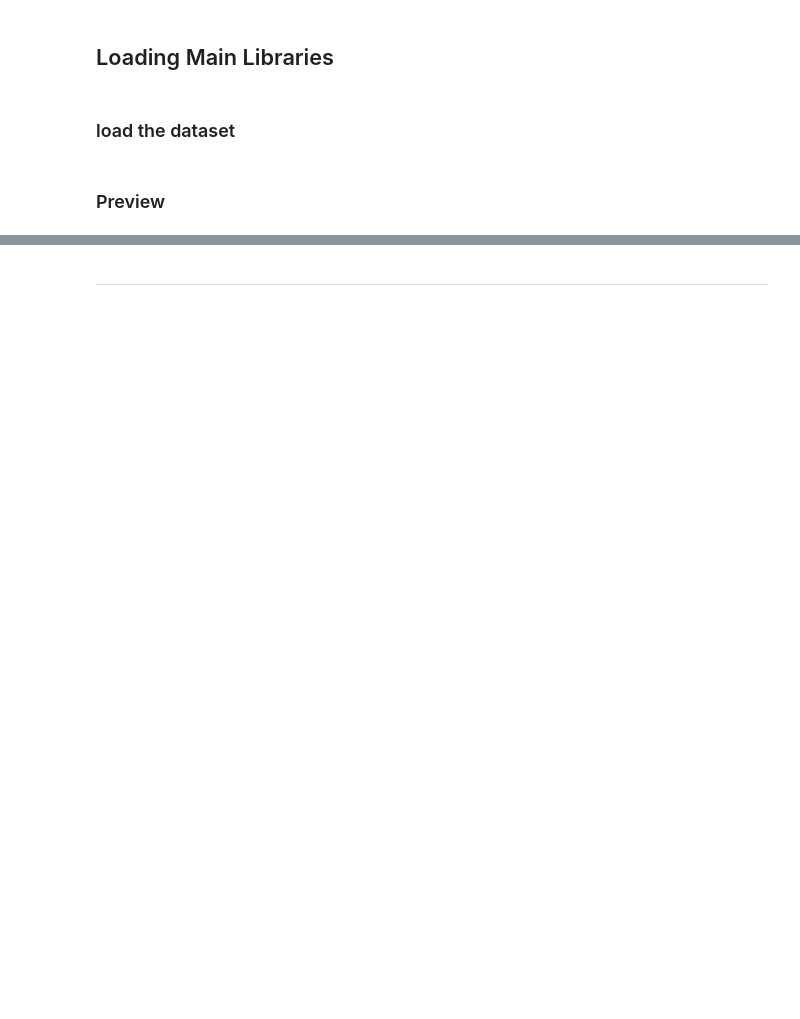
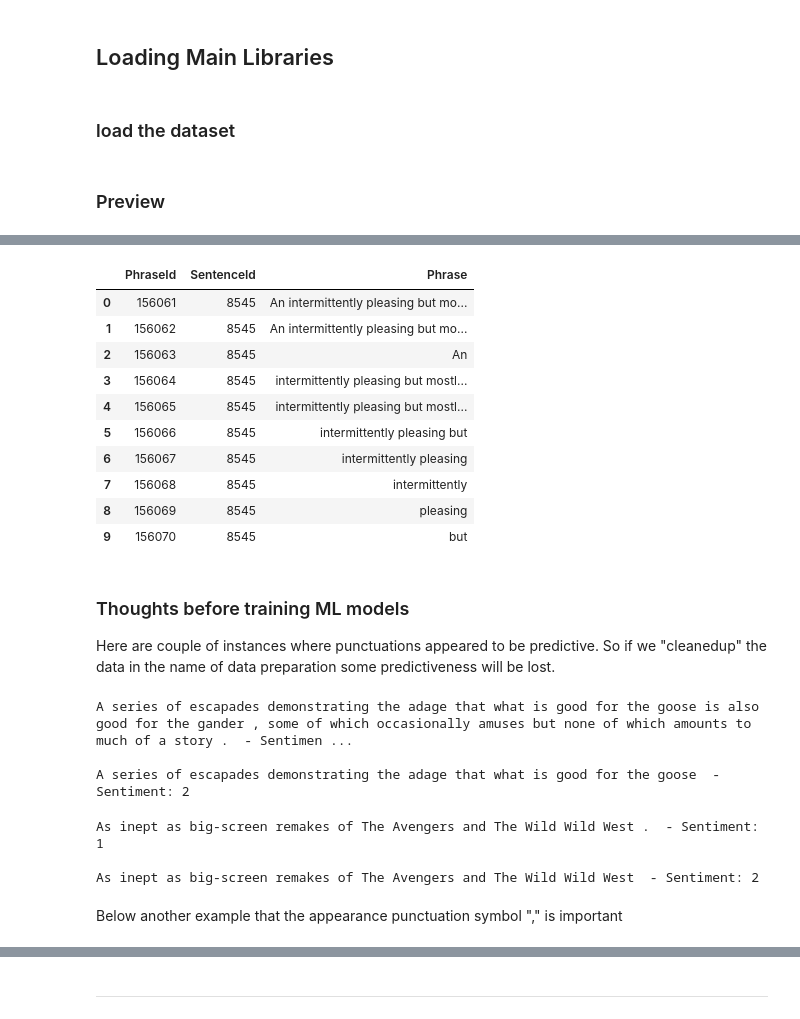
Before and after one commit to praxitelisk/MLND-P6-Capstone-Project-Movie-Review-Sentiment-Analysis, a Jupyter notebook: MovieReview -3- ML and GloVe Word Embeddings.ipynb, the cells around one changed output, grey strips where cells are left out. Drawn from its saved outputs; the diff is of its cells as text; code cells hidden in the pictures; blank space fills up the shorter version.

```diff
--- a/MovieReview -3- ML and GloVe Word Embeddings.ipynb
+++ b/MovieReview -3- ML and GloVe Word Embeddings.ipynb
@@ -45,0 +58,43 @@ df.head(10)
+# %%
+df_test.head(10)
+# %% [output]
+|  | PhraseId | SentenceId | Phrase |
+| 0 | 156061 | 8545 | An intermittently pleasing but mo... |
+| 1 | 156062 | 8545 | An intermittently pleasing but mo... |
+| 2 | 156063 | 8545 | An |
+| 3 | 156064 | 8545 | intermittently pleasing but mostl... |
+| 4 | 156065 | 8545 | intermittently pleasing but mostl... |
+| 5 | 156066 | 8545 | intermittently pleasing but |
+| 6 | 156067 | 8545 | intermittently pleasing |
+| 7 | 156068 | 8545 | intermittently |
+| 8 | 156069 | 8545 | pleasing |
+| 9 | 156070 | 8545 | but |
+# %% [markdown]
+### Thoughts before training ML models
+Here are couple of instances where punctuations appeared to be predictive. So if we "cleanedup" the data in the name of data preparation some predictiveness will be lost.
+# %%
+example = df[(df['PhraseId'] >= 0) & (df['PhraseId'] <= 2)]
+
+print(example["Phrase"].values[0], " - Sentiment:", example["Sentiment"].values[0])
+
+print()
+
+print(example["Phrase"].values[1], " - Sentiment:", example["Sentiment"].values[1])
+# %% [output]
+A series of escapades demonstrating the adage that what is good for the goose is also good for the gander , some of which occasionally amuses but none of which amounts to much of a story .  - Sentimen ...
+
+A series of escapades demonstrating the adage that what is good for the goose  - Sentiment: 2
+# %%
+example = df[(df['PhraseId'] >= 517) & (df['PhraseId'] <= 518)]
+
+print(example["Phrase"].values[0], " - Sentiment:", example["Sentiment"].values[0])
+
+print()
+
+print(example["Phrase"].values[1], " - Sentiment:", example["Sentiment"].values[1])
+# %% [output]
+As inept as big-screen remakes of The Avengers and The Wild Wild West .  - Sentiment: 1
+
+As inept as big-screen remakes of The Avengers and The Wild Wild West  - Sentiment: 2
+# %% [markdown]
+Below another example that the appearance punctuation symbol "," is important
```
Also changed, not shown: parts of 10 cells of this notebook, 1 other file.
